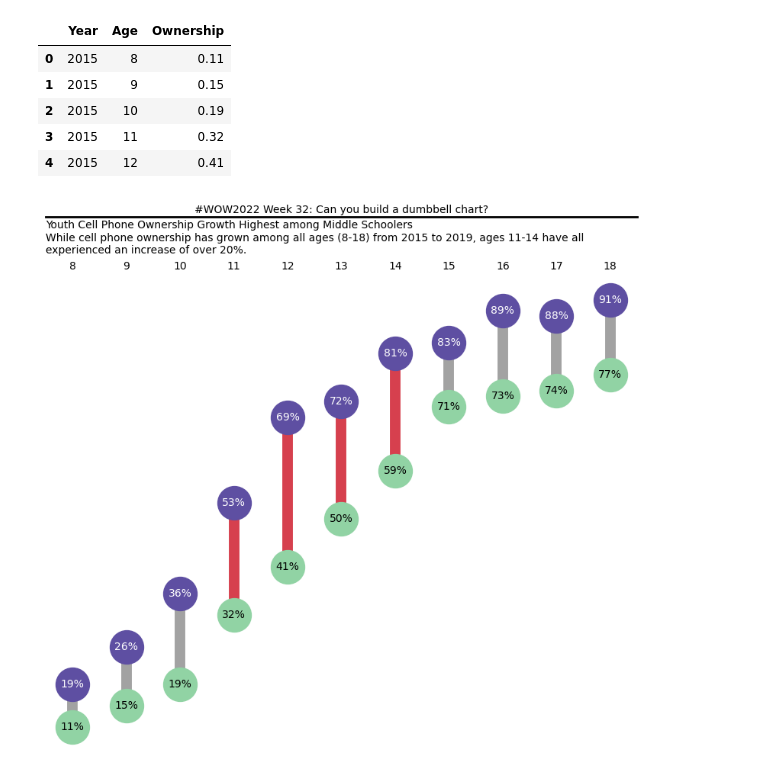
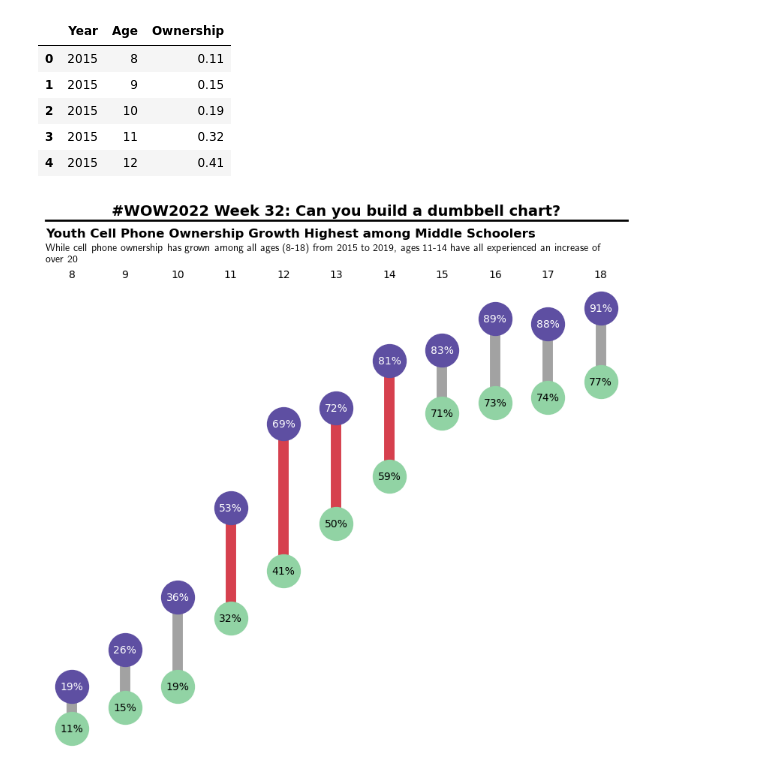
Before and after one commit to chenyulue/hands-on-datavis, a Jupyter notebook: hands-on.ipynb, the cells around one changed output. Cells and saved outputs as stored; diff of their text form; code cells hidden in the pictures.

Commit message:
Update dumbbell chart @ 2023-02-06

```diff
--- a/hands-on.ipynb
+++ b/hands-on.ipynb
@@ -43,36 +43,46 @@ for year, year_color, label_color in zip(years, color_for_years, color_for_label
                 c=label_color)
 
     dots.append(ownership_selected.loc[:, ['Age', 'Ownership']].values)
 
 bar_colors = ['#a2a2a2'] * 3 + ['#d6404e'] * 4 + ['#a2a2a2'] * 4
 joint_bars = mcol.LineCollection(zip(*dots), lw=10, zorder=0,
                                  edgecolors=bar_colors)
 ax.add_collection(joint_bars)
 
 ax.spines[:].set_visible(False)
 ax.tick_params(bottom=False, left=False,
                labelbottom=False, labelleft=False, labeltop=True)
 ax.set_xticks(dots[1][:,0])
 
-description = """Youth Cell Phone Ownership Growth Highest among Middle Schoolers
-While cell phone ownership has grown among all ages (8-18) from 2015 to 2019, ages 11-14 have all
-experienced an increase of over 20%."""
+config = {'text.latex.preamble': r'\usepackage{color}'}
+plt.rcParams.update(config)
+
+description = r"""While cell phone ownership has grown among all ages (8-18) from {\color{blue}{2015}} to 2019, ages 11-14 have all experienced an increase of
+over 20%."""
 pad = (ax.xaxis.get_tick_padding() +    # Tick length in points
        ax.xaxis.get_major_ticks()[0].get_pad() +    # Distance in points between the ticklabel and the tick
        1.5 * ax.xaxis.get_majorticklabels()[0].get_fontsize() # Font size of tick labels
 )
 trans_desp = ax.transAxes + mtransforms.ScaledTranslation(0, pad/72, fig.dpi_scale_trans)
-desp_txt = fig.text(0, 1, description, ha='left', va='bottom', transform=trans_desp)
+desp_txt = ax.text(0, 1, description, ha='left', va='bottom',
+                    fontsize=10, transform=trans_desp, usetex=True)
 
-title_pad = pad + desp_txt.get_fontsize() * 1.2 * 3
+des_title = "Youth Cell Phone Ownership Growth Highest among Middle Schoolers"
+des_title_pad = pad + desp_txt.get_fontsize() * 1.2 * 2
+des_title_trans = ax.transAxes + mtransforms.ScaledTranslation(0, des_title_pad/72, fig.dpi_scale_trans)
+des_title_txt = ax.text(0, 1, des_title, fontsize=12, fontweight='bold', ha='left', va='bottom',
+                        transform=des_title_trans)
+
+title_pad = des_title_pad + des_title_txt.get_fontsize() * 1.5
 sepline_trans = ax.transAxes + mtransforms.ScaledTranslation(0, title_pad/72, fig.dpi_scale_trans)
 sep_line = mlines.Line2D((0, 1), (1, 1), lw=2, c='k', clip_on=False, transform=sepline_trans)
 ax.add_artist(sep_line)
 
 title_trans = ax.transAxes + mtransforms.ScaledTranslation(0, (title_pad+2)/72, fig.dpi_scale_trans)
 ax.text(0.5, 1, "#WOW2022 Week 32: Can you build a dumbbell chart?",
+        fontsize=14, fontweight='bold',
         ha='center', va='bottom', transform=title_trans)
 
 plt.show()
 # %% [output]
-[figure, old version]
+[figure, new version]
```
Also changed, not shown: parts of 1 cell of this notebook.
